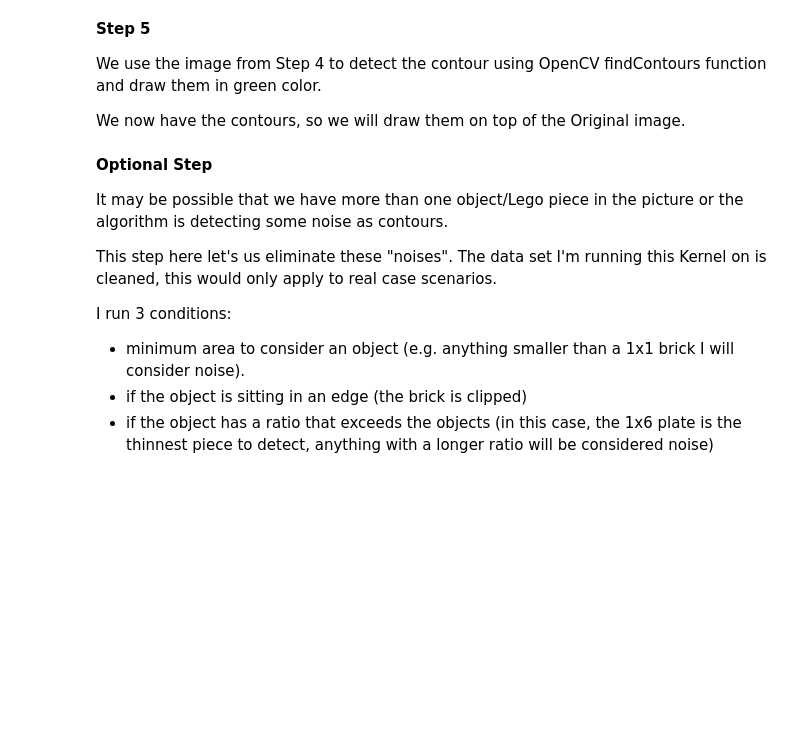
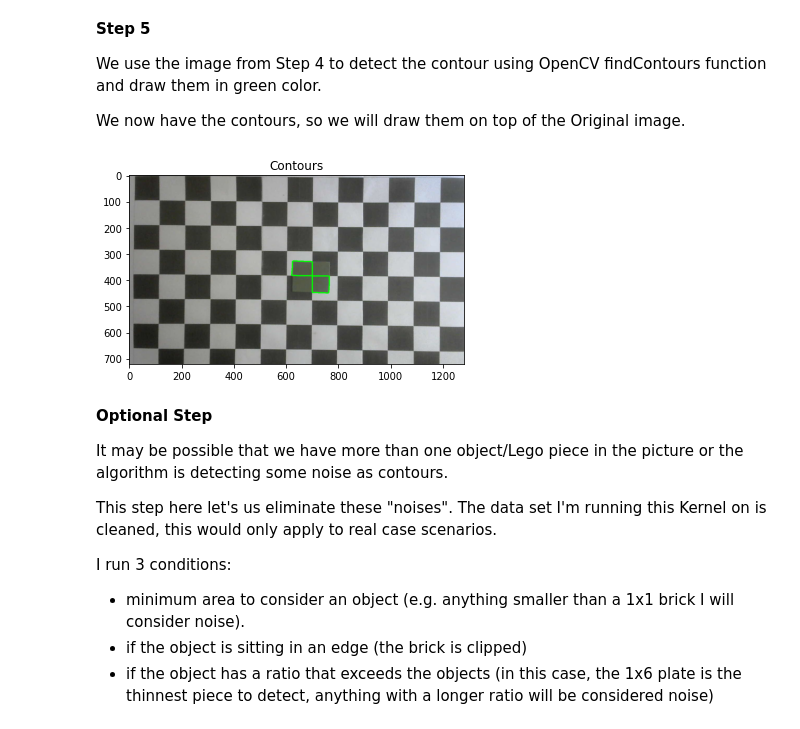
Before and after one commit to anh147/2D_Object, a Jupyter notebook: lego-set-object-recognition-example.ipynb, the cells around one changed output. Drawn from its saved outputs; the diff is of its cells as text; code cells hidden in the pictures; blank space fills up the shorter version.

```diff
--- a/lego-set-object-recognition-example.ipynb
+++ b/lego-set-object-recognition-example.ipynb
@@ -92,4 +109,13 @@ previewImg("Otsu Treshold",img_tresh,True)
 We use the image from Step 4 to detect the contour using OpenCV findContours function and draw them in green color.
 
 We now have the contours, so we will draw them on top of the Original image.
+# %%
+arr_cnt, hierarchy = cv2.findContours(img_tresh,
+    cv2.RETR_EXTERNAL, cv2.CHAIN_APPROX_NONE)
+# let's copy the example image, so we don't paint over it
+img_with_allcontours=img_example.copy()
+cv2.drawContours(img_with_allcontours, arr_cnt, -1, (0,255,0), 3)
+previewImg('Contours',img_with_allcontours)
+# %% [output]
+[figure, added]
 # %%
```
Also changed, not shown: parts of 13 cells of this notebook, 13 other files.
